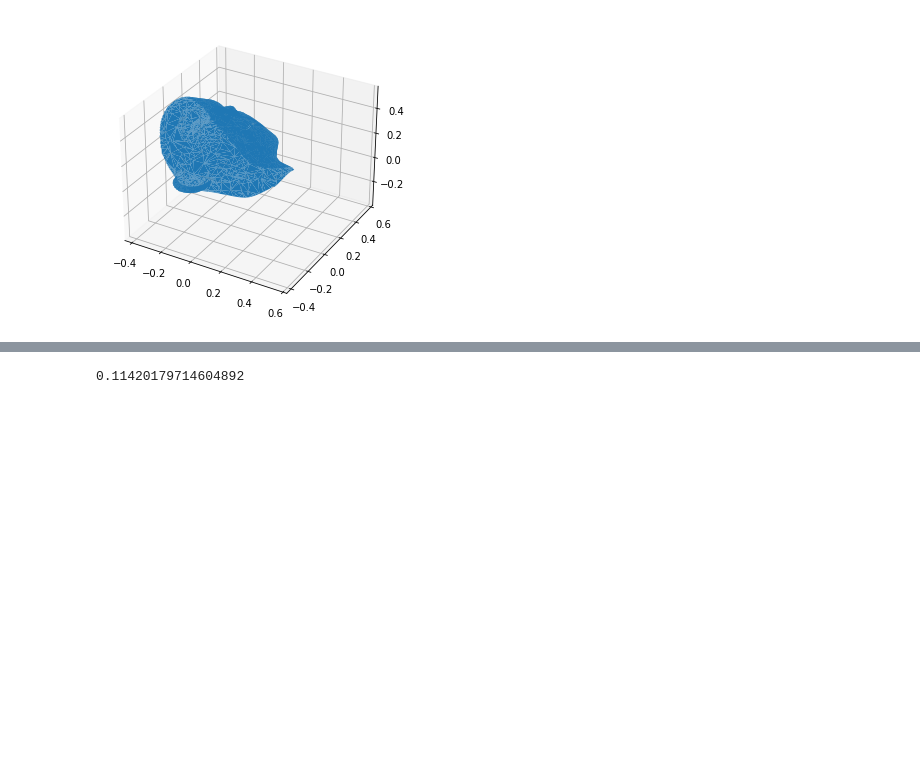
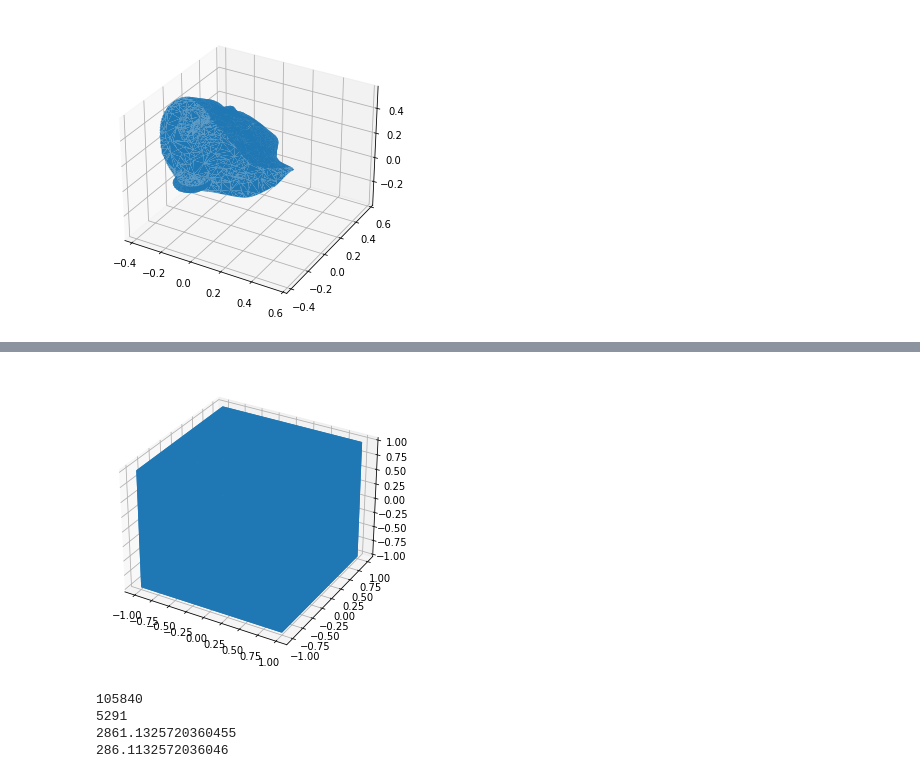
Before and after one commit to dash-xa/TreeHacks2021, a Jupyter notebook: ML/stl_experimentation.ipynb, the cells around one changed output, grey strips where cells are left out. Saved outputs shown, nothing was run; the diff lists cells and outputs as text; code cells hidden in the pictures; blank space fills up the shorter version.

```diff
--- a/ML/stl_experimentation.ipynb
+++ b/ML/stl_experimentation.ipynb
@@ -137,3 +223,59 @@ your_mesh.save('3d_files/cdot_test_1_deci_smaller.stl')
+# %%
+from stl import mesh
+
+# Define the 8 vertices of the cube
+vertices = np.array([\
+    [-1, -1, -1],
+    [+1, -1, -1],
+    [+1, +1, -1],
+    [-1, +1, -1],
+    [-1, -1, +1],
+    [+1, -1, +1],
+    [+1, +1, +1],
+    [-1, +1, +1]])
+# Define the 12 triangles composing the cube
+faces = np.array([\
+    [0,3,1],
+    [1,3,2],
+    [0,4,7],
+    [0,7,3],
+    [4,5,6],
+    [4,6,7],
+    [5,1,2],
+    [5,2,6],
+    [2,3,6],
+    [3,7,6],
+    [0,1,5],
+    [0,5,4]])
+
+# Create the mesh
+cube = mesh.Mesh(np.zeros(faces.shape[0], dtype=mesh.Mesh.dtype))
+for i, f in enumerate(faces):
+    for j in range(3):
+        cube.vectors[i][j] = vertices[f[j],:]
+
+# Write the mesh to file "cube.stl"
+cube.save('cube.stl')
+
+# Optionally render the rotated cube faces
+from matplotlib import pyplot
+from mpl_toolkits import mplot3d
+
+# Create a new plot
+figure = pyplot.figure()
+axes = mplot3d.Axes3D(figure)
+
+# Render the cube
+axes.add_collection3d(mplot3d.art3d.Poly3DCollection(cube.vectors))
+
+# Auto scale to the mesh size
+scale = cube.points.flatten()
+axes.auto_scale_xyz(scale, scale, scale)
+
+# Show the plot to the screen
+pyplot.show()
+# %% [output]
+[figure, added]
 # %%
 import trimesh
 import networkx as nx
@@ -144,4 +286,0 @@ tri_mesh = trimesh.load_mesh('3d_files/cdot_test_1_deci_smaller.stl')
-# %%
-tri_mesh.convex_hull.volume
-# %% [output]
-0.11420179714604892
@@ -147,0 +289,12 @@ tri_mesh.convex_hull.volume
+# %%
+print(len(obj_mesh.faces))
+sobj_mesh = obj_mesh.simplify_quadratic_decimation(len(obj_mesh.faces) // 20)
+print(len(sobj_mesh.faces))
+print(sobj_mesh.scale)
+sobj_mesh.apply_scale(1 / 10)
+print(sobj_mesh.scale)
+# %% [output]
+105840
+5291
+2861.1325720360455
+286.1132572036046
```
Also changed, not shown: parts of 55 cells of this notebook, 19 other files.
